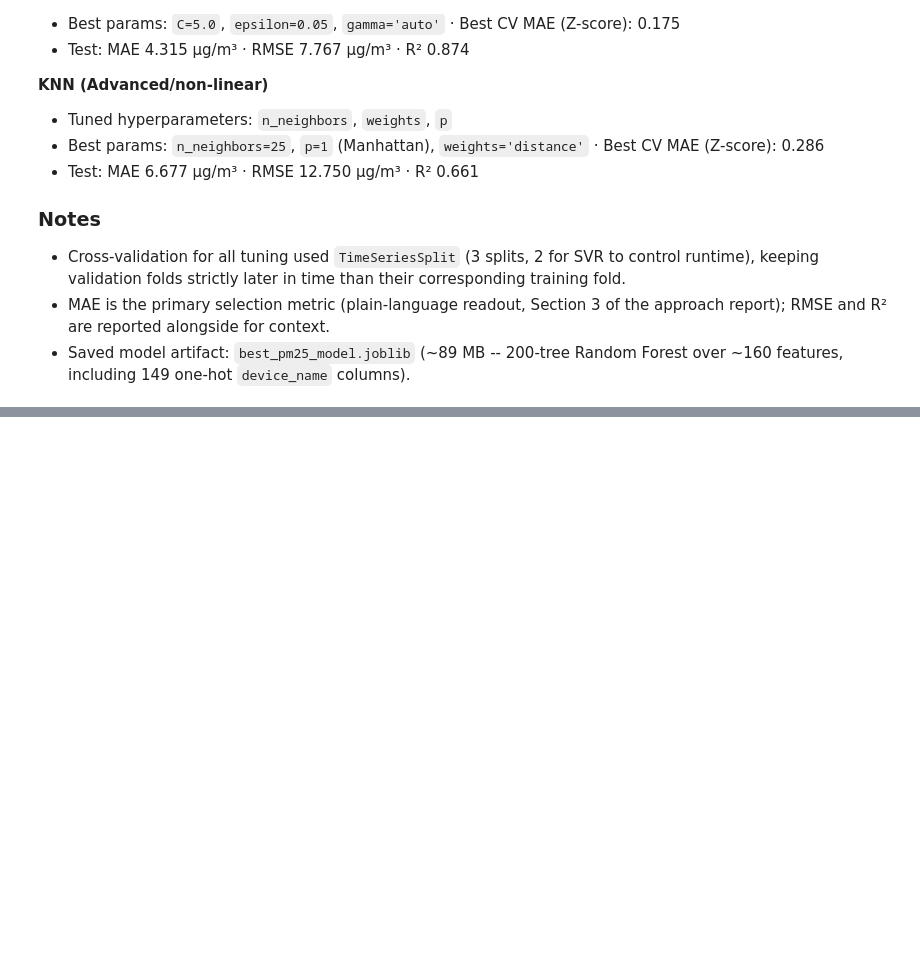
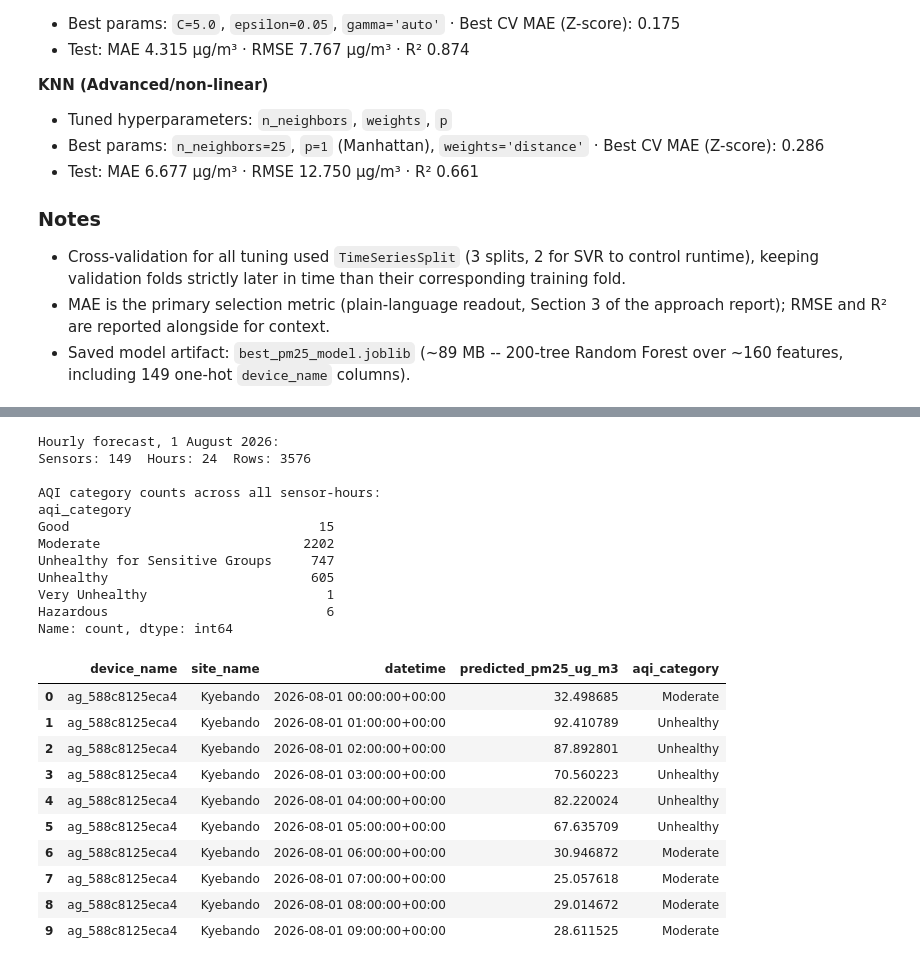
Before and after one commit to coleRodneyMigisha/airqo_cole_charis_assgnmnt, a Jupyter notebook: train.ipynb, the cells around one changed output, grey strips where cells are left out. Cells and saved outputs as stored; diff of their text form; code cells hidden in the pictures; blank space fills up the shorter version.

```diff
--- a/train.ipynb
+++ b/train.ipynb
@@ -3776,0 +3947,75 @@ Groups follow the approach report: **Core** (Ridge, Linear, Polynomial), **Tree-
+# %%
+# Predict hourly PM2.5 across all sensors for the first full day of
+# August 2026 (1 Aug), then inverse-transform back to ug/m3.
+
+hourly_forecast_hours = pd.date_range(
+    '2026-08-01 00:00', '2026-08-01 23:00', freq='h', tz='UTC'
+)
+
+hourly_forecast_features = build_forecast_features(
+    hourly_forecast_hours, all_devices
+)
+
+hourly_forecast_X = hourly_forecast_features[
+    numeric_feature_columns + categorical_feature_columns
+]
+
+hourly_forecast_features['predicted_pm25_zscore'] = (
+    best_model_pipeline.predict(hourly_forecast_X)
+)
+hourly_forecast_features['predicted_pm25_ug_m3'] = from_zscore(
+    hourly_forecast_features['predicted_pm25_zscore']
+)
+
+hourly_forecast_features['aqi_category'] = (
+    hourly_forecast_features['predicted_pm25_ug_m3']
+    .apply(pm25_aqi_category)
+)
+
+hourly_predictions = hourly_forecast_features[
+    [
+        'device_name',
+        'site_name',
+        'datetime',
+        'predicted_pm25_ug_m3',
+        'aqi_category'
+    ]
+].sort_values(['device_name', 'datetime'])
+
+print("Hourly forecast, 1 August 2026:")
+print(
+    f"Sensors: {hourly_predictions['device_name'].nunique()}  "
+    f"Hours: {hourly_predictions['datetime'].nunique()}  "
+    f"Rows: {len(hourly_predictions)}"
+)
+print("\nAQI category counts across all sensor-hours:")
+print(
+    hourly_predictions['aqi_category']
+    .value_counts()
+    .reindex(AQI_CATEGORIES, fill_value=0)
+)
+display(hourly_predictions.head(10))
+# %% [output]
+Hourly forecast, 1 August 2026:
+Sensors: 149  Hours: 24  Rows: 3576
+
+AQI category counts across all sensor-hours:
+aqi_category
+Good                                15
+Moderate                          2202
+Unhealthy for Sensitive Groups     747
+Unhealthy                          605
+Very Unhealthy                       1
+Hazardous                            6
+Name: count, dtype: int64
+|  | device_name | site_name | datetime | predicted_pm25_ug_m3 | aqi_category |
+| 0 | ag_588c8125eca4 | Kyebando | 2026-08-01 00:00:00+00:00 | 32.498685 | Moderate |
+| 1 | ag_588c8125eca4 | Kyebando | 2026-08-01 01:00:00+00:00 | 92.410789 | Unhealthy |
+| 2 | ag_588c8125eca4 | Kyebando | 2026-08-01 02:00:00+00:00 | 87.892801 | Unhealthy |
+| 3 | ag_588c8125eca4 | Kyebando | 2026-08-01 03:00:00+00:00 | 70.560223 | Unhealthy |
+| 4 | ag_588c8125eca4 | Kyebando | 2026-08-01 04:00:00+00:00 | 82.220024 | Unhealthy |
+| 5 | ag_588c8125eca4 | Kyebando | 2026-08-01 05:00:00+00:00 | 67.635709 | Unhealthy |
+| 6 | ag_588c8125eca4 | Kyebando | 2026-08-01 06:00:00+00:00 | 30.946872 | Moderate |
+| 7 | ag_588c8125eca4 | Kyebando | 2026-08-01 07:00:00+00:00 | 25.057618 | Moderate |
+| 8 | ag_588c8125eca4 | Kyebando | 2026-08-01 08:00:00+00:00 | 29.014672 | Moderate |
+| 9 | ag_588c8125eca4 | Kyebando | 2026-08-01 09:00:00+00:00 | 28.611525 | Moderate |
```
Also changed, not shown: parts of 7 cells of this notebook.
